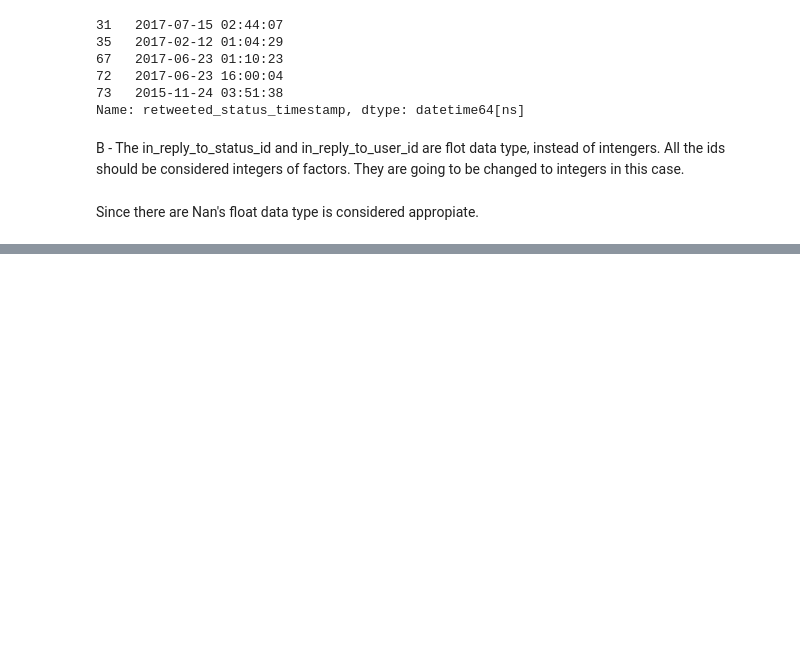
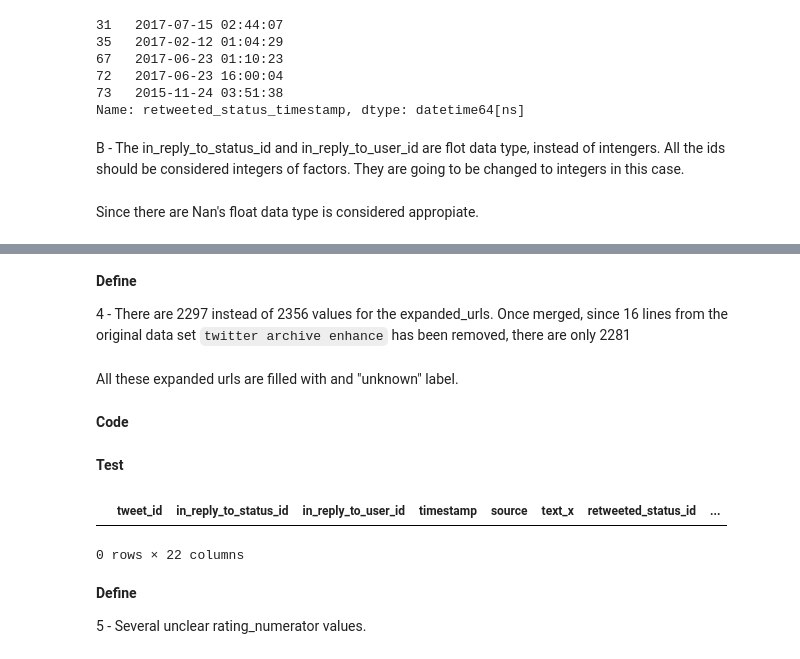
Before and after one commit to yagueits/Web-scrapping, a Jupyter notebook: wrangle_actYAGO.ipynb, the cells around one changed output, grey strips where cells are left out. Drawn from its saved outputs; the diff is of its cells as text; code cells hidden in the pictures; blank space fills up the shorter version.

```diff
--- a/wrangle_actYAGO.ipynb
+++ b/wrangle_actYAGO.ipynb
@@ -622,0 +626,9 @@ memory usage: 484.5+ KB
+# %% [markdown]
+**Define**
+
+4 - There are 2297 instead of 2356 values for the expanded_urls.
+Once merged, since 16 lines from the original data set `twitter archive enhance` has been removed, there are only 2281
+# %% [markdown]
+All these expanded urls are filled with and "unknown" label.
+# %% [markdown]
+**Code**
@@ -622,0 +637,11 @@ memory usage: 484.5+ KB
+# %% [markdown]
+**Test**
+# %%
+All_tweet_data_v2[All_tweet_data_v2.expanded_urls.isnull()]
+# %% [output]
+|  | tweet_id | in_reply_to_status_id | in_reply_to_user_id | timestamp | source | text_x | retweeted_status_id | ... |
+0 rows × 22 columns
+# %% [markdown]
+**Define**
+
+5 - Several unclear rating_numerator values.
```
Also changed, not shown: parts of 77 cells of this notebook.
